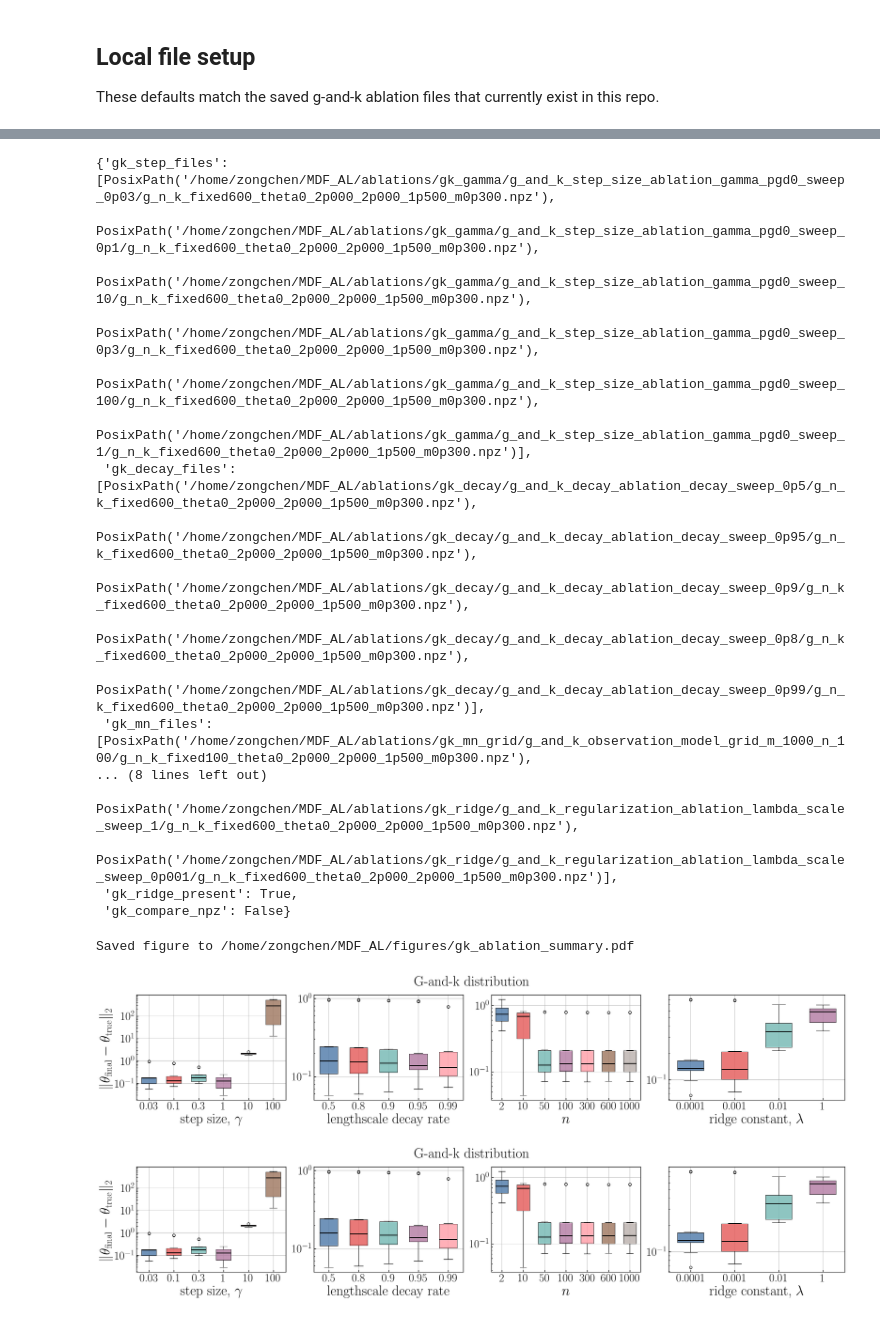
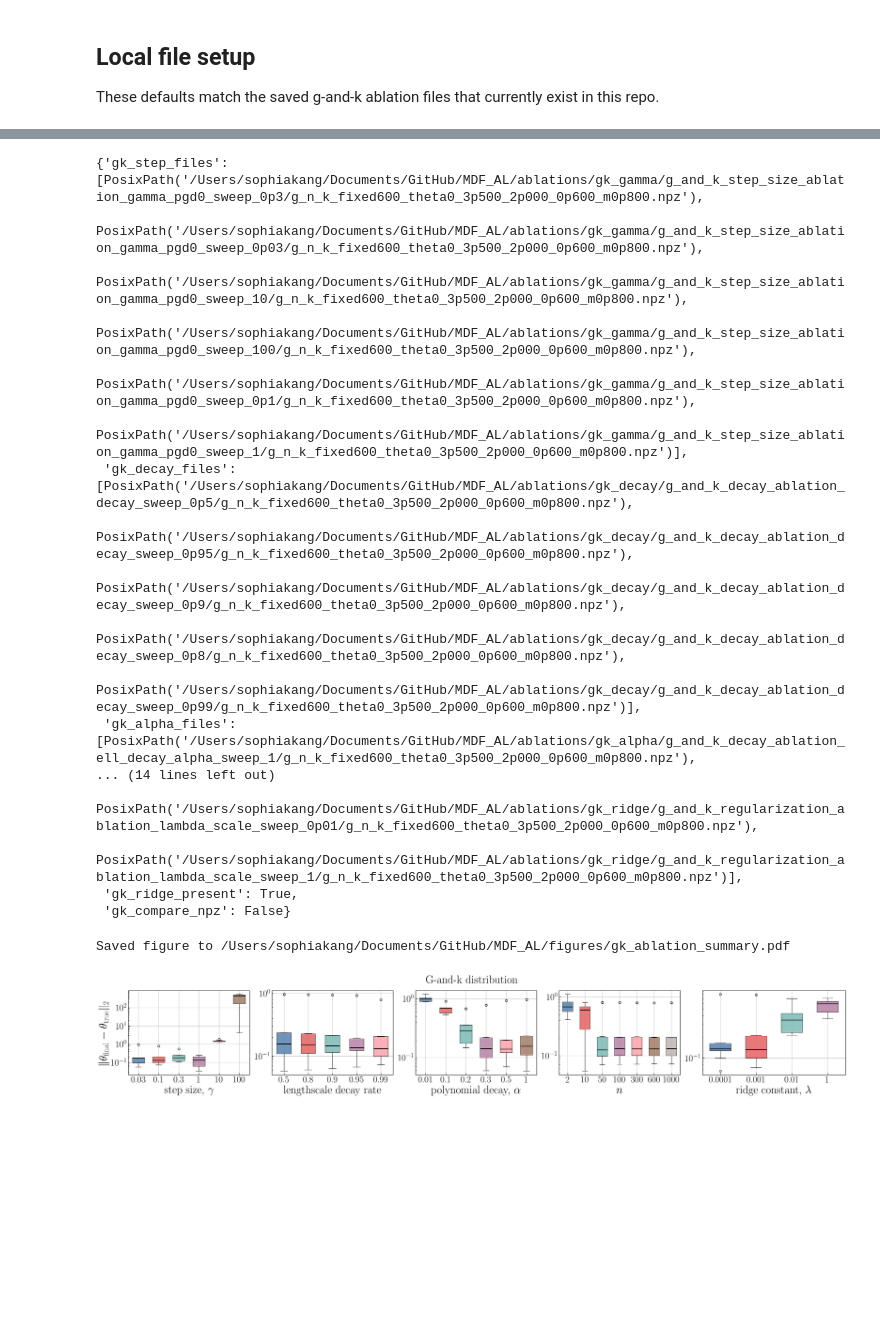
Before and after one commit to seulkang0518/MDF_AL, a Jupyter notebook: g_and_k_ablations.ipynb, the cells around one changed output, grey strips where cells are left out. Cells and saved outputs as stored; diff of their text form; code cells hidden in the pictures; blank space fills up the shorter version.

```diff
--- a/g_and_k_ablations.ipynb
+++ b/g_and_k_ablations.ipynb
@@ -411,6 +446,7 @@ These defaults match the saved g-and-k ablation files that currently exist in th
 # %%
 gk_step_dir = ABLATIONS_DIR / "gk_gamma"
 gk_decay_dir = ABLATIONS_DIR / "gk_decay"
+gk_alpha_dir = ABLATIONS_DIR / "gk_alpha"
 gk_mn_dir = ABLATIONS_DIR / "gk_mn_grid"
 gk_ridge_dir = ABLATIONS_DIR / "gk_ridge"
 gk_compare_npz = ROOT / "g_n_k_fixed600_theta0_2p000_2p000_1p500_m0p300.npz"
@@ -418,9 +454,10 @@ gk_compare_npz = ROOT / "g_n_k_fixed600_theta0_2p000_2p000_1p500_m0p300.npz"
 {
     "gk_step_dir": gk_step_dir,
     "gk_decay_dir": gk_decay_dir,
+    "gk_alpha_dir": gk_alpha_dir,
     "gk_mn_dir": gk_mn_dir,
     "gk_ridge_dir": gk_ridge_dir,
     "gk_compare_npz": gk_compare_npz,
-    "outputs": [STEP_OUTPUT, DECAY_OUTPUT, MN_OUTPUT, LENGTHSCALE_OUTPUT],
+    "outputs": [STEP_OUTPUT, DECAY_OUTPUT, ALPHA_OUTPUT, MN_OUTPUT, LENGTHSCALE_OUTPUT],
 }
 # %% [output]
@@ -437,6 +476,7 @@ gk_compare_npz = ROOT / "g_n_k_fixed600_theta0_2p000_2p000_1p500_m0p300.npz"
 available_inputs = {
     "gk_step_files": list(gk_step_dir.rglob("g_n_k_fixed*.npz")),
     "gk_decay_files": list(gk_decay_dir.rglob("g_n_k_fixed*.npz")),
+    "gk_alpha_files": list(gk_alpha_dir.rglob("g_n_k_fixed*.npz")),
     "gk_mn_files": list(gk_mn_dir.rglob("g_n_k_fixed*.npz")),
     "gk_ridge_files": list(gk_ridge_dir.rglob("g_n_k_fixed*.npz")),
     "gk_ridge_present": any(gk_ridge_dir.rglob("g_n_k_fixed*.npz")),
@@ -444,53 +484,54 @@ available_inputs = {
 }
 available_inputs
 # %% [output]
-{'gk_step_files': [PosixPath('/home/zongchen/MDF_AL/ablations/gk_gamma/g_and_k_step_size_ablation_gamma_pgd0_sweep_0p03/g_n_k_fixed600_theta0_2p000_2p000_1p500_m0p300.npz'),
-  PosixPath('/home/zongchen/MDF_AL/ablations/gk_gamma/g_and_k_step_size_ablation_gamma_pgd0_sweep_0p1/g_n_k_fixed600_theta0_2p000_2p000_1p500_m0p300.npz'),
-  PosixPath('/home/zongchen/MDF_AL/ablations/gk_gamma/g_and_k_step_size_ablation_gamma_pgd0_sweep_10/g_n_k_fixed600_theta0_2p000_2p000_1p500_m0p300.npz'),
-  PosixPath('/home/zongchen/MDF_AL/ablations/gk_gamma/g_and_k_step_size_ablation_gamma_pgd0_sweep_0p3/g_n_k_fixed600_theta0_2p000_2p000_1p500_m0p300.npz'),
-  PosixPath('/home/zongchen/MDF_AL/ablations/gk_gamma/g_and_k_step_size_ablation_gamma_pgd0_sweep_100/g_n_k_fixed600_theta0_2p000_2p000_1p500_m0p300.npz'),
-  PosixPath('/home/zongchen/MDF_AL/ablations/gk_gamma/g_and_k_step_size_ablation_gamma_pgd0_sweep_1/g_n_k_fixed600_theta0_2p000_2p000_1p500_m0p300.npz')],
- 'gk_decay_files': [PosixPath('/home/zongchen/MDF_AL/ablations/gk_decay/g_and_k_decay_ablation_decay_sweep_0p5/g_n_k_fixed600_theta0_2p000_2p000_1p500_m0p300.npz'),
-  PosixPath('/home/zongchen/MDF_AL/ablations/gk_decay/g_and_k_decay_ablation_decay_sweep_0p95/g_n_k_fixed600_theta0_2p000_2p000_1p500_m0p300.npz'),
-  PosixPath('/home/zongchen/MDF_AL/ablations/gk_decay/g_and_k_decay_ablation_decay_sweep_0p9/g_n_k_fixed600_theta0_2p000_2p000_1p500_m0p300.npz'),
-  PosixPath('/home/zongchen/MDF_AL/ablations/gk_decay/g_and_k_decay_ablation_decay_sweep_0p8/g_n_k_fixed600_theta0_2p000_2p000_1p500_m0p300.npz'),
-  PosixPath('/home/zongchen/MDF_AL/ablations/gk_decay/g_and_k_decay_ablation_decay_sweep_0p99/g_n_k_fixed600_theta0_2p000_2p000_1p500_m0p300.npz')],
- 'gk_mn_files': [PosixPath('/home/zongchen/MDF_AL/ablations/gk_mn_grid/g_and_k_observation_model_grid_m_1000_n_100/g_n_k_fixed100_theta0_2p000_2p000_1p500_m0p300.npz'),
-... (8 lines left out)
-  PosixPath('/home/zongchen/MDF_AL/ablations/gk_ridge/g_and_k_regularization_ablation_lambda_scale_sweep_1/g_n_k_fixed600_theta0_2p000_2p000_1p500_m0p300.npz'),
-  PosixPath('/home/zongchen/MDF_AL/ablations/gk_ridge/g_and_k_regularization_ablation_lambda_scale_sweep_0p001/g_n_k_fixed600_theta0_2p000_2p000_1p500_m0p300.npz')],
+{'gk_step_files': [PosixPath('/Users/sophiakang/Documents/GitHub/MDF_AL/ablations/gk_gamma/g_and_k_step_size_ablation_gamma_pgd0_sweep_0p3/g_n_k_fixed600_theta0_3p500_2p000_0p600_m0p800.npz'),
+  PosixPath('/Users/sophiakang/Documents/GitHub/MDF_AL/ablations/gk_gamma/g_and_k_step_size_ablation_gamma_pgd0_sweep_0p03/g_n_k_fixed600_theta0_3p500_2p000_0p600_m0p800.npz'),
+  PosixPath('/Users/sophiakang/Documents/GitHub/MDF_AL/ablations/gk_gamma/g_and_k_step_size_ablation_gamma_pgd0_sweep_10/g_n_k_fixed600_theta0_3p500_2p000_0p600_m0p800.npz'),
+  PosixPath('/Users/sophiakang/Documents/GitHub/MDF_AL/ablations/gk_gamma/g_and_k_step_size_ablation_gamma_pgd0_sweep_100/g_n_k_fixed600_theta0_3p500_2p000_0p600_m0p800.npz'),
+  PosixPath('/Users/sophiakang/Documents/GitHub/MDF_AL/ablations/gk_gamma/g_and_k_step_size_ablation_gamma_pgd0_sweep_0p1/g_n_k_fixed600_theta0_3p500_2p000_0p600_m0p800.npz'),
+  PosixPath('/Users/sophiakang/Documents/GitHub/MDF_AL/ablations/gk_gamma/g_and_k_step_size_ablation_gamma_pgd0_sweep_1/g_n_k_fixed600_theta0_3p500_2p000_0p600_m0p800.npz')],
+ 'gk_decay_files': [PosixPath('/Users/sophiakang/Documents/GitHub/MDF_AL/ablations/gk_decay/g_and_k_decay_ablation_decay_sweep_0p5/g_n_k_fixed600_theta0_3p500_2p000_0p600_m0p800.npz'),
+  PosixPath('/Users/sophiakang/Documents/GitHub/MDF_AL/ablations/gk_decay/g_and_k_decay_ablation_decay_sweep_0p95/g_n_k_fixed600_theta0_3p500_2p000_0p600_m0p800.npz'),
+  PosixPath('/Users/sophiakang/Documents/GitHub/MDF_AL/ablations/gk_decay/g_and_k_decay_ablation_decay_sweep_0p9/g_n_k_fixed600_theta0_3p500_2p000_0p600_m0p800.npz'),
+  PosixPath('/Users/sophiakang/Documents/GitHub/MDF_AL/ablations/gk_decay/g_and_k_decay_ablation_decay_sweep_0p8/g_n_k_fixed600_theta0_3p500_2p000_0p600_m0p800.npz'),
+  PosixPath('/Users/sophiakang/Documents/GitHub/MDF_AL/ablations/gk_decay/g_and_k_decay_ablation_decay_sweep_0p99/g_n_k_fixed600_theta0_3p500_2p000_0p600_m0p800.npz')],
+ 'gk_alpha_files': [PosixPath('/Users/sophiakang/Documents/GitHub/MDF_AL/ablations/gk_alpha/g_and_k_decay_ablation_ell_decay_alpha_sweep_1/g_n_k_fixed600_theta0_3p500_2p000_0p600_m0p800.npz'),
+... (14 lines left out)
+  PosixPath('/Users/sophiakang/Documents/GitHub/MDF_AL/ablations/gk_ridge/g_and_k_regularization_ablation_lambda_scale_sweep_0p01/g_n_k_fixed600_theta0_3p500_2p000_0p600_m0p800.npz'),
+  PosixPath('/Users/sophiakang/Documents/GitHub/MDF_AL/ablations/gk_ridge/g_and_k_regularization_ablation_lambda_scale_sweep_1/g_n_k_fixed600_theta0_3p500_2p000_0p600_m0p800.npz')],
  'gk_ridge_present': True,
  'gk_compare_npz': False}
 # %%
 required_inputs = [
     *list(gk_step_dir.rglob("g_n_k_fixed*.npz")),
     *list(gk_decay_dir.rglob("g_n_k_fixed*.npz")),
+    *list(gk_alpha_dir.rglob("g_n_k_fixed*.npz")),
     *list(gk_mn_dir.rglob("g_n_k_fixed*.npz")),
     *list(gk_ridge_dir.rglob("g_n_k_fixed*.npz")),
 ]
 missing_inputs = [path for path in required_inputs if not Path(path).exists()]
 if not any(gk_ridge_dir.rglob("g_n_k_fixed*.npz")):
     missing_inputs.append(gk_ridge_dir)
 
 if not missing_inputs:
     fig = make_gk_ablation_summary(
         gk_step_dir=gk_step_dir,
         gk_decay_dir=gk_decay_dir,
+        gk_alpha_dir=gk_alpha_dir,
         gk_mn_dir=gk_mn_dir,
         gk_ridge_dir=gk_ridge_dir,
         output_path=None,
-        figsize=(24, 5),
+        figsize=(30, 5),
         dpi=SUMMARY_DPI,
     )
     fig.savefig(SUMMARY_OUTPUT, bbox_inches="tight")
     print(f"Saved figure to {SUMMARY_OUTPUT}")
     display(fig)
 else:
     print(
         f"Figure not rendered because {len(missing_inputs)} source input(s) are missing: "
         + ", ".join(str(path) for path in missing_inputs)
     )
 # %% [output]
-Saved figure to /home/zongchen/MDF_AL/figures/gk_ablation_summary.pdf
+Saved figure to /Users/sophiakang/Documents/GitHub/MDF_AL/figures/gk_ablation_summary.pdf
-[figure, old version]
+[figure, new version]
-[figure, removed]
```
Also changed, not shown: parts of 2 cells of this notebook, 4 other files.
